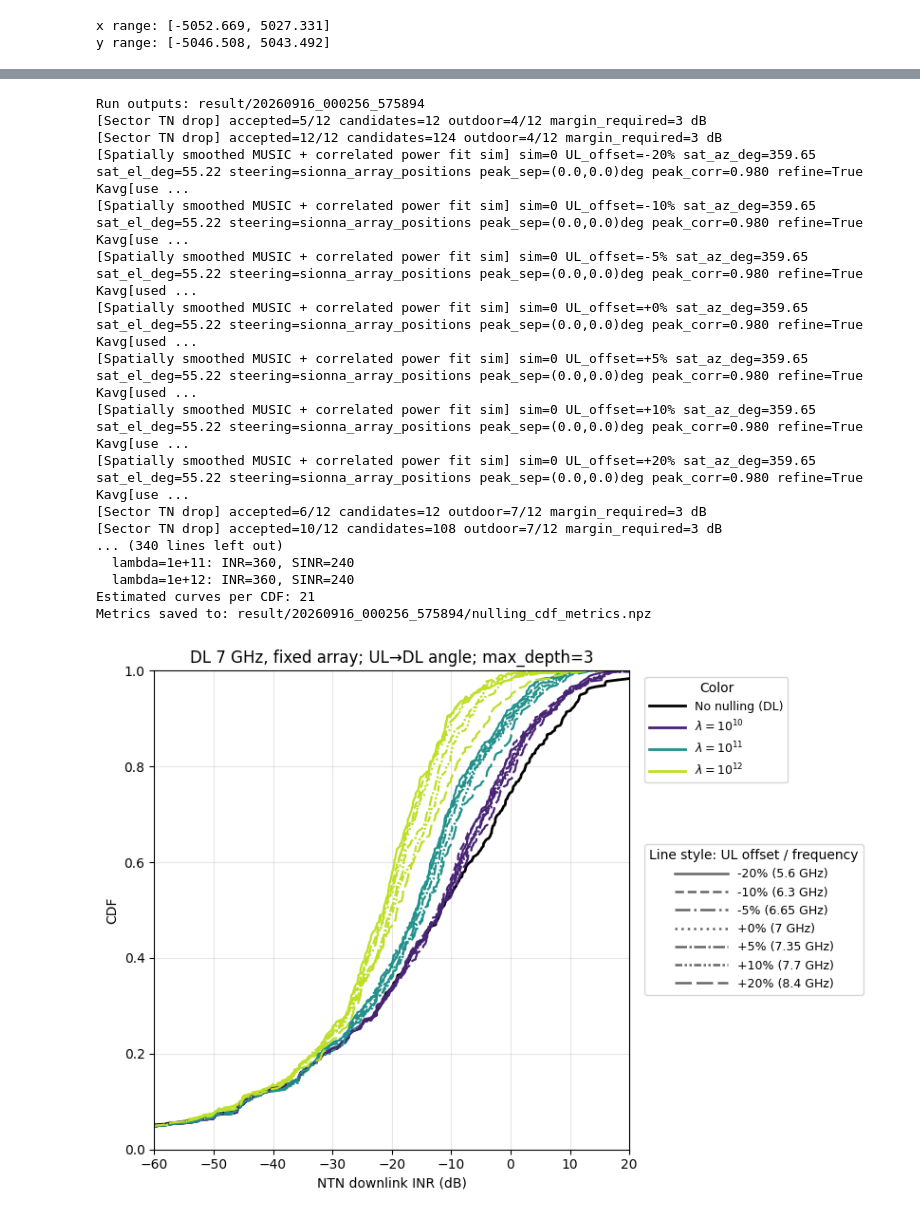
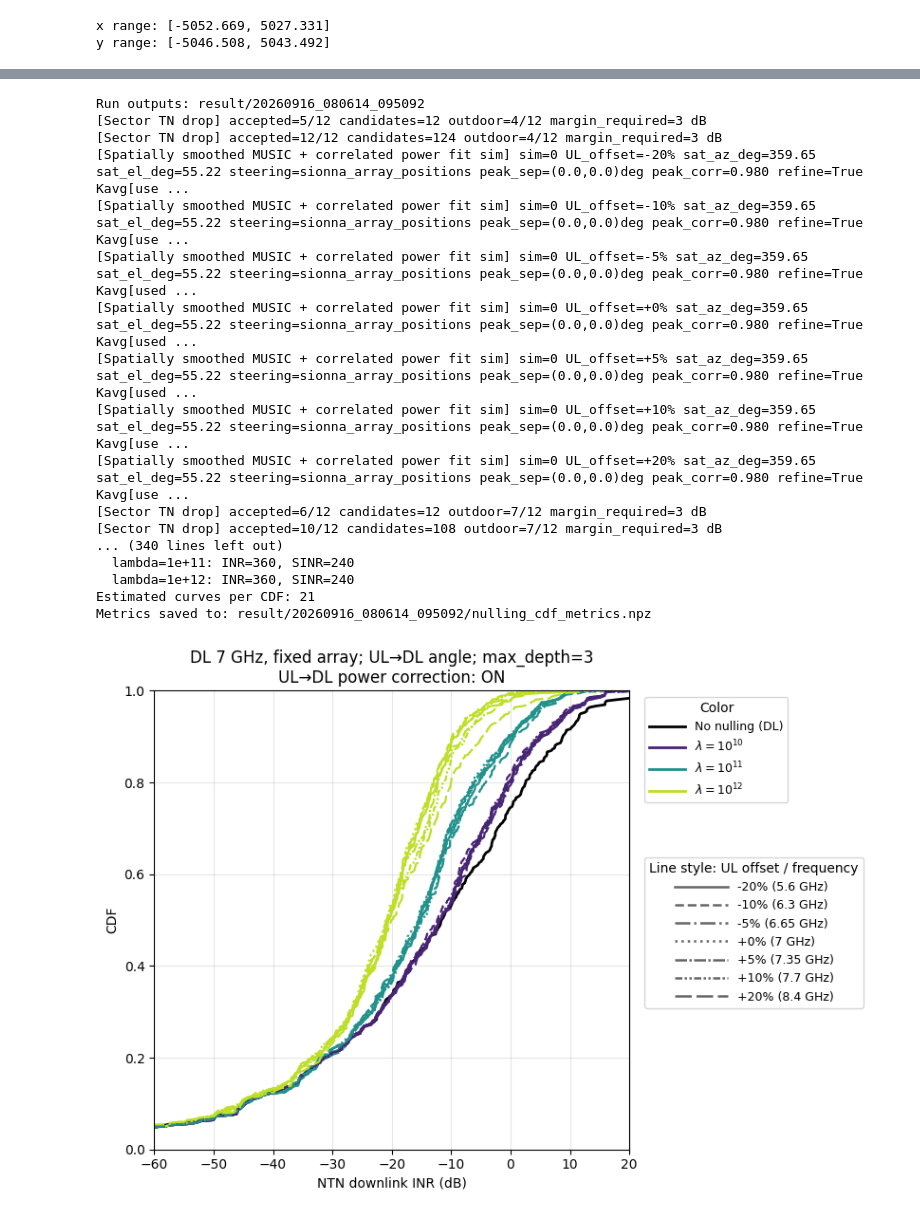
Before and after one commit to Shizhen-Jia/NTN-NULLING-NONCOH-transaction, a Jupyter notebook: Nulling_CDF_SectorDrop.ipynb, the cells around one changed output, grey strips where cells are left out. Drawn from its saved outputs; the diff is of its cells as text; code cells hidden in the pictures.

```diff
--- a/Nulling_CDF_SectorDrop.ipynb
+++ b/Nulling_CDF_SectorDrop.ipynb
@@ -131,6 +139,7 @@ f_dl = 7e9
 fc = f_dl  # Existing path API: always trace the reference scene at DL.
 ul_frequency_percentages = [-20.0, -10.0, -5.0, 0.0, 5.0, 10.0, 20.0]
 ul_to_dl_mode = "angle"  # "angle": UL angles -> DL steering; "raw": reuse UL vectors.
+ul_dl_power_correction = True  # On: g_DL_hat = g_UL_hat * (f_UL/f_DL)**2; False: original weights.
 plot_oracle = False  # Add frequency-independent true-DL reference curves if desired.
 plot_snr = False
 ul_frequency_percentages = ncu.validate_ul_frequency_percentages(ul_frequency_percentages)
@@ -322,6 +331,10 @@ print(
 print(f"DL={f_dl/1e9:g} GHz, fixed BS spacing={bs_element_spacing_m*1e3:.4f} mm")
 for percentage, frequency in zip(ul_frequency_percentages, ul_frequencies_hz):
     print(f"UL {percentage:+g}%: {frequency/1e9:g} GHz; spacing/lambda_UL={0.5*frequency/f_dl:g}")
+print(f"UL-to-DL power correction: {'ON' if ul_dl_power_correction else 'OFF'}")
+for percentage, frequency in zip(ul_frequency_percentages, ul_frequencies_hz):
+    scale = (frequency / f_dl)**2 if ul_dl_power_correction else 1.0
+    print(f"  UL {percentage:+g}%: DL penalty power scale={scale:g}")
 print(f"Estimated CDF curves: {len(lambda_ranges_music_est)} lambdas x "
       f"{len(ul_frequency_percentages)} offsets = "
       f"{len(lambda_ranges_music_est)*len(ul_frequency_percentages)}; transfer={ul_to_dl_mode}")
@@ -469,6 +480,9 @@ run_config = dict(scene_variant="sector_drop_fdd", scene_path="Denver_scene/10km
                   channel_model="coherent narrowband at carrier",
                   ul_frequency_percentages=ul_frequency_percentages, ul_frequencies_hz=ul_frequencies_hz,
                   ul_to_dl_mode=ul_to_dl_mode, bs_element_spacing_m=bs_element_spacing_m,
+                  ul_dl_power_correction=ul_dl_power_correction,
+                  ul_dl_power_scales=((ul_frequencies_hz / f_dl)**2 if ul_dl_power_correction
+                                      else np.ones_like(ul_frequencies_hz)),
                   B_ul=B_ul, enforce_disjoint_bands=enforce_disjoint_bands,
                   plot_oracle=plot_oracle, music=music_kwargs_mc, positions=compute_positions_kwargs_mc, paths=compute_paths_kwargs_mc,
                   position_seed=position_rng_seed, satellite_seed=satellite_rng_seed, num_macro_sims=num_macro_sims,
@@ -485,6 +499,7 @@ with reporting.capture_run_log(result_dir):
         multipath_music_kwargs=multipath_music_kwargs_mc,
         ul_frequency_percentages=ul_frequency_percentages,
         ul_to_dl_mode=ul_to_dl_mode,
+        ul_dl_power_correction=ul_dl_power_correction,
         num_macro_sims=num_macro_sims,
         compute_positions_kwargs=compute_positions_kwargs_mc,
         compute_paths_kwargs=compute_paths_kwargs_mc,
@@ -541,7 +556,7 @@ with reporting.capture_run_log(result_dir):
 reporting.save_summary(result_dir, nulling_cdf_results)
 reporting.update_status(result_dir, "metrics_saved")
 # %% [output]
-Run outputs: result/20260916_000256_575894
+Run outputs: result/20260916_080614_095092
 [Sector TN drop] accepted=5/12 candidates=12 outdoor=4/12 margin_required=3 dB
 [Sector TN drop] accepted=12/12 candidates=124 outdoor=4/12 margin_required=3 dB
 [Spatially smoothed MUSIC + correlated power fit sim] sim=0 UL_offset=-20% sat_az_deg=359.65 sat_el_deg=55.22 steering=sionna_array_positions peak_sep=(0.0,0.0)deg peak_corr=0.980 refine=True Kavg[use ...
@@ -557,7 +572,7 @@ Run outputs: result/20260916_000256_575894
   lambda=1e+11: INR=360, SINR=240
   lambda=1e+12: INR=360, SINR=240
 Estimated curves per CDF: 21
-Metrics saved to: result/20260916_000256_575894/nulling_cdf_metrics.npz
+Metrics saved to: result/20260916_080614_095092/nulling_cdf_metrics.npz
 # %%
 # Independent legend keys: lambda by color, UL percentage/frequency by line style.
 # Oracle curves use the same DL truth in every case, so plot them only once.
@@ -592,7 +607,8 @@ def plot_frequency_sweep_cdf(metric, xlabel, xlim, filename):
     assert len(estimated_lines) == nulling_cdf_results["num_estimated_curves"]
     ax.set(xlabel=xlabel, ylabel="CDF", xlim=xlim, ylim=(0, 1),
            title=f"DL {nulling_cdf_results['dl_frequency_hz']/1e9:g} GHz, fixed array; "
-                 f"UL→DL {nulling_cdf_results['ul_to_dl_mode']}; max_depth={nulling_cdf_results.get('max_depth', 0)}")
+                 f"UL→DL {nulling_cdf_results['ul_to_dl_mode']}; max_depth={nulling_cdf_results.get('max_depth', 0)}\n"
+                 f"UL→DL power correction: {'ON' if nulling_cdf_results.get('ul_dl_power_correction', False) else 'OFF'}")
     ax.grid(True, alpha=0.3)
     def lambda_label(value):
         mantissa, exponent = f"{value:.6e}".split("e")
@@ -608,34 +624,34 @@ def plot_frequency_sweep_cdf(metric, xlabel, xlim, filename):
         Line2D([], [], color="0.4", linestyle=dash_styles[i % len(dash_styles)], linewidth=1.8,
                label=f"{percentage:+g}% ({case['ul_frequency_hz']/1e9:g} GHz)")
         for i, (percentage, case) in enumerate(results_by_percentage.items())
     ]
     if plot_oracle:
         style_handles.append(Line2D([], [], color="0.4", marker="o", markersize=3,
                                     label="DL path oracle" if nulling_cdf_results.get("max_depth", 0)
                                     else "DL channel oracle"))
     ax.legend(handles=style_handles, title="Line style: UL offset / frequency", fontsize=9,
               loc="upper left", bbox_to_anchor=(1.02, 0.65), handlelength=4.5)
     fig.tight_layout(rect=(0, 0, 0.76, 1))
     import json
     style_map = dict(
         lambda_colors=[dict(lambda_value=float(value), rgba=colors[i].tolist())
                        for i, value in enumerate(lambdas)],
         ul_styles=[dict(percentage=float(p), frequency_hz=float(case["ul_frequency_hz"]),
                         linestyle=dash_styles[i % len(dash_styles)])
                    for i, (p, case) in enumerate(results_by_percentage.items())],
         no_nulling=dict(color="black", linestyle="-"), oracle_marker="o" if plot_oracle else None,
     )
     (result_dir / "cdf_style_map.json").write_text(json.dumps(style_map, indent=2))
     for extension in ("png", "pdf"):
         fig.savefig(result_dir / f"{filename}.{extension}", dpi=200, bbox_inches="tight")
     plt.show()
     return fig, ax
 
 inr_fig, inr_ax = plot_frequency_sweep_cdf(
     "inr", "NTN downlink INR (dB)", (-60, 20), "nulling_inr_cdf",
 )
 # %% [output]
-[figure, old version]
+[figure, new version]
 # %%
 # Optional TN SNR CDF, using the same lambda x percentage combinations.
 if plot_snr:
```
Also changed, not shown: parts of 3 cells of this notebook, 5 other files.
